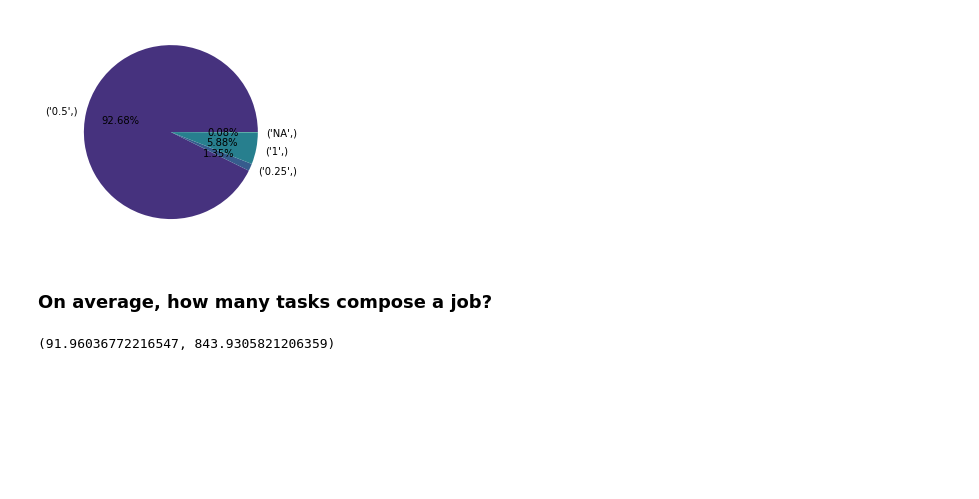
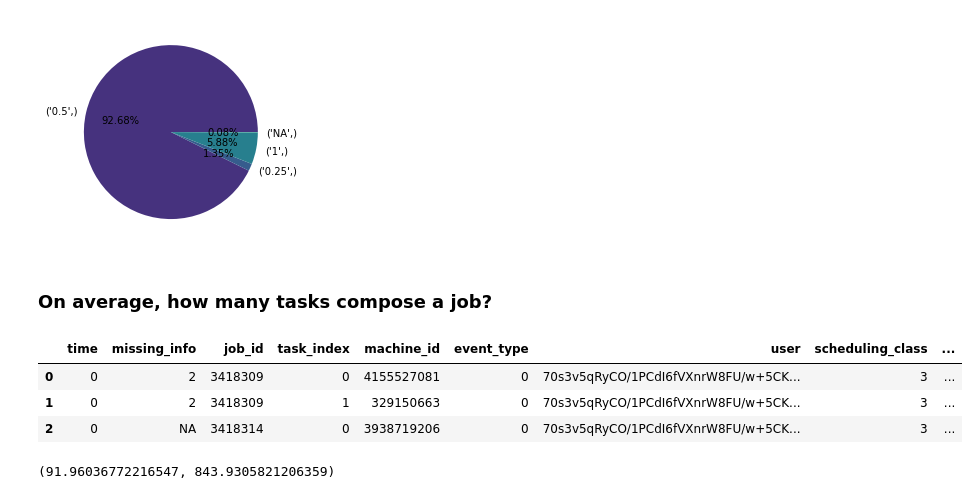
Before and after one commit to templierw/spark_lab, a Jupyter notebook: lab.ipynb, the cells around one changed output. Cells and saved outputs as stored; diff of their text form; code cells hidden in the pictures; blank space fills up the shorter version.

```diff
--- a/lab.ipynb
+++ b/lab.ipynb
@@ -52,4 +52,12 @@ plt.show()
 [figure]
 # %% [markdown]
 ### On average, how many tasks compose a job?
+# %%
+task_events = Table('task_events', sc)
+task_events.pprint(3)
+# %% [output]
+|  | time | missing_info | job_id | task_index | machine_id | event_type | user | scheduling_class | ... |
+| 0 | 0 | 2 | 3418309 | 0 | 4155527081 | 0 | 70s3v5qRyCO/1PCdI6fVXnrW8FU/w+5CK... | 3 | ... |
+| 1 | 0 | 2 | 3418309 | 1 | 329150663 | 0 | 70s3v5qRyCO/1PCdI6fVXnrW8FU/w+5CK... | 3 | ... |
+| 2 | 0 | NA | 3418314 | 0 | 3938719206 | 0 | 70s3v5qRyCO/1PCdI6fVXnrW8FU/w+5CK... | 3 | ... |
 # %%
```
Also changed, not shown: parts of 17 cells of this notebook, 4 other files.
